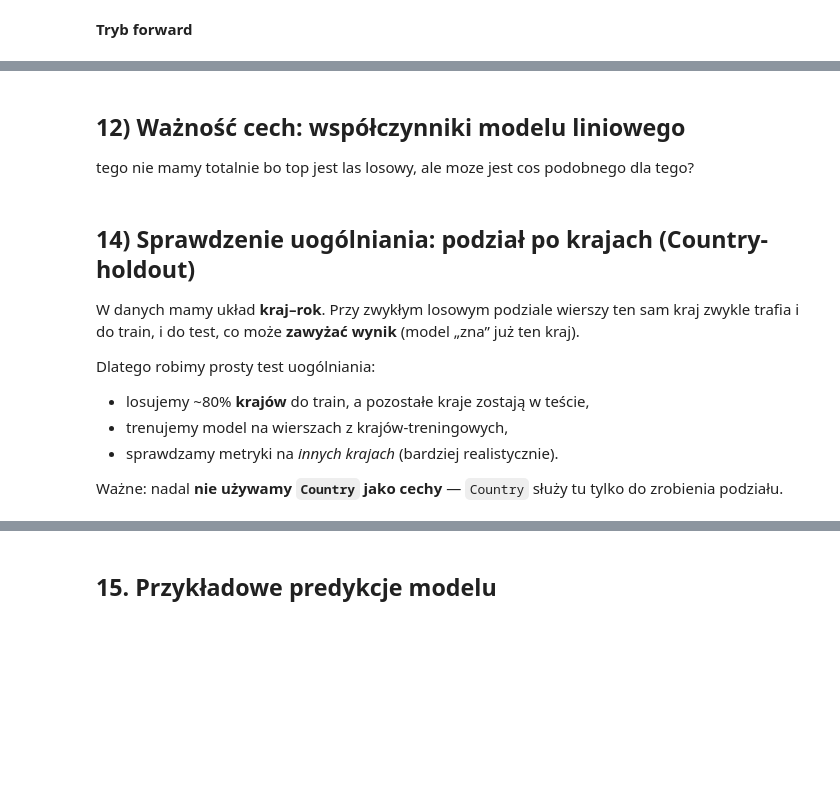
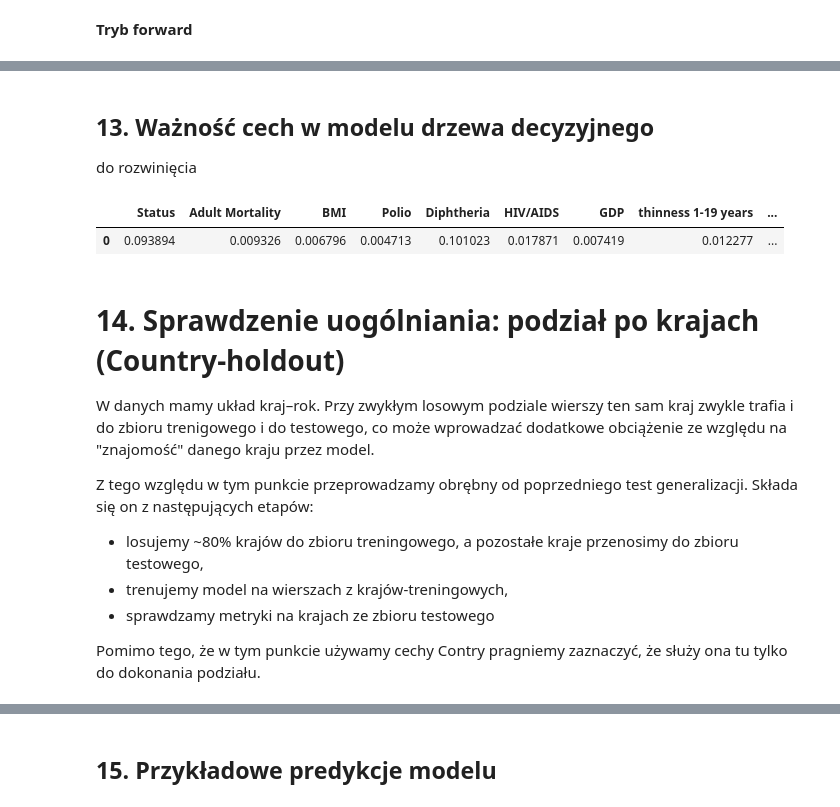
Before and after one commit to Paffeueq/data_mining_project, a Jupyter notebook: Life_Expectancy_Regression.ipynb, the cells around one changed output, grey strips where cells are left out. Drawn from its saved outputs; the diff is of its cells as text; code cells hidden in the pictures; blank space fills up the shorter version.

```diff
--- a/Life_Expectancy_Regression.ipynb
+++ b/Life_Expectancy_Regression.ipynb
@@ -852,18 +901,23 @@ Reszty: średnia= -0.27640419708029257 std= 1.6870538857304753
 # %% [markdown]
-## 12) Ważność cech: współczynniki modelu liniowego
+## 13. Ważność cech w modelu drzewa decyzyjnego
 
-tego nie mamy totalnie bo top jest las losowy, ale moze jest cos podobnego dla tego?
+do rozwinięcia
+# %%
+pd.DataFrame([best_interpolation.feature_importances_], columns=selected_features_backward)
+# %% [output]
+|  | Status | Adult Mortality | BMI | Polio | Diphtheria | HIV/AIDS | GDP | thinness 1-19 years | ... |
+| 0 | 0.093894 | 0.009326 | 0.006796 | 0.004713 | 0.101023 | 0.017871 | 0.007419 | 0.012277 | ... |
 # %% [markdown]
-## 14) Sprawdzenie uogólniania: podział po krajach (Country-holdout)
+# 14. Sprawdzenie uogólniania: podział po krajach (Country-holdout)
 
-W danych mamy układ **kraj–rok**. Przy zwykłym losowym podziale wierszy ten sam kraj zwykle trafia i do train, i do test, co może **zawyżać wynik** (model „zna” już ten kraj).
+W danych mamy układ kraj–rok. Przy zwykłym losowym podziale wierszy ten sam kraj zwykle trafia i do zbioru trenigowego i do testowego, co może wprowadzać dodatkowe obciążenie ze względu na "znajomość" danego kraju przez model.
 
-Dlatego robimy prosty test uogólniania:
-- losujemy ~80% **krajów** do train, a pozostałe kraje zostają w teście,
+Z tego względu w tym punkcie przeprowadzamy obrębny od poprzedniego test generalizacji. Składa się on z następujących etapów:
+- losujemy ~80% krajów do zbioru treningowego, a pozostałe kraje przenosimy do zbioru testowego,
 - trenujemy model na wierszach z krajów-treningowych,
-- sprawdzamy metryki na *innych krajach* (bardziej realistycznie).
+- sprawdzamy metryki na krajach ze zbioru testowego
 
-Ważne: nadal **nie używamy `Country` jako cechy** — `Country` służy tu tylko do zrobienia podziału.
+Pomimo tego, że w tym punkcie używamy cechy Contry pragniemy zaznaczyć, że służy ona tu tylko do dokonania podziału.
 # %%
 _df = df_interpolation.copy()
 
```
Also changed, not shown: parts of 58 cells of this notebook.
